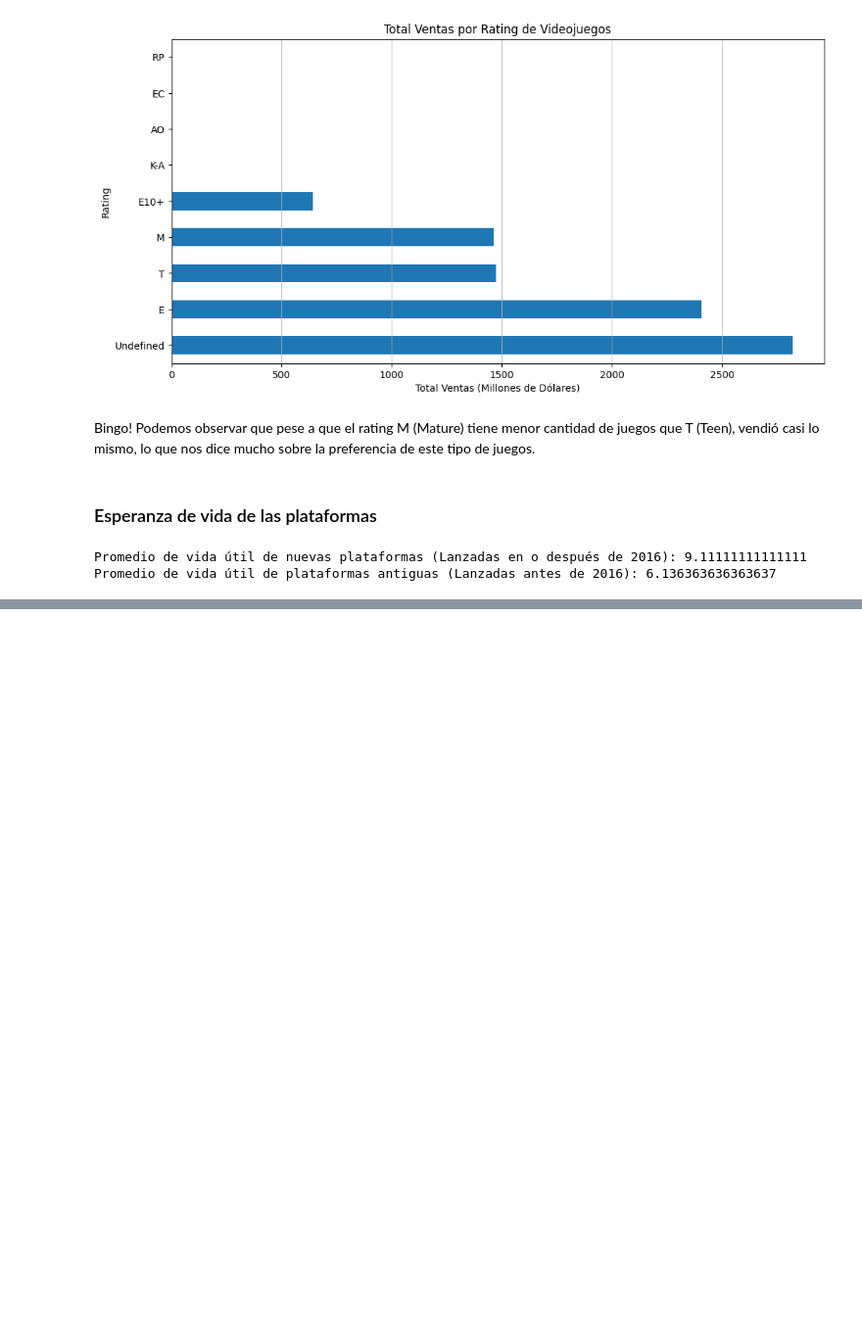
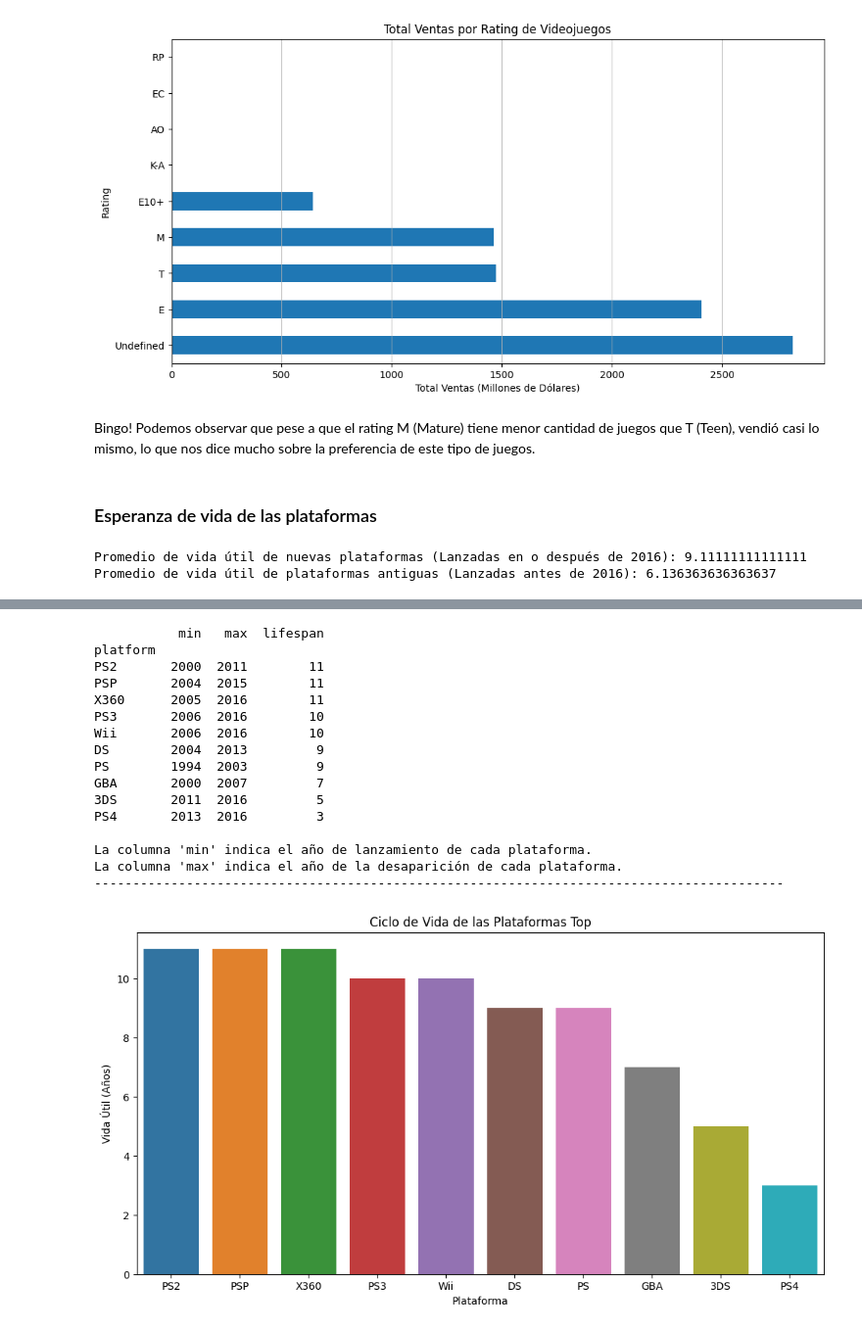
Before and after one commit to cruzdoscar/ice_store, a Jupyter notebook: EDA_videojuegos.ipynb, the cells around one changed output, grey strips where cells are left out. Shown at 98% size. Drawn from its saved outputs; the diff is of its cells as text; code cells hidden in the pictures; blank space fills up the shorter version.

```diff
--- a/EDA_videojuegos.ipynb
+++ b/EDA_videojuegos.ipynb
@@ -577,0 +623,33 @@ plt.show()
+# %%
+# Filtramos el DataFrame de vida útil (que previamente obtuvimos) para incluir solo las plataformas del top 10 y ordenamos por vida útil descendente
+lifecycle_df = platform_lifespan[platform_lifespan.index.isin(top_10_platforms)].sort_values(by='lifespan', ascending=False)
+print(lifecycle_df)
+print("\nLa columna 'min' indica el año de lanzamiento de cada plataforma.")
+print("La columna 'max' indica el año de la desaparición de cada plataforma.")
+print("-"*90)
+
+# Creamos el gráfico
+plt.figure(figsize=(12, 6))
+sns.barplot(x=lifecycle_df.index, y=lifecycle_df['lifespan'], hue=lifecycle_df.index, legend=False)
+plt.title('Ciclo de Vida de las Plataformas Top')
+plt.xlabel('Plataforma')
+plt.ylabel('Vida Útil (Años)')
+plt.show()
+# %% [output]
+           min   max  lifespan
+platform
+PS2       2000  2011        11
+PSP       2004  2015        11
+X360      2005  2016        11
+PS3       2006  2016        10
+Wii       2006  2016        10
+DS        2004  2013         9
+PS        1994  2003         9
+GBA       2000  2007         7
+3DS       2011  2016         5
+PS4       2013  2016         3
+
+La columna 'min' indica el año de lanzamiento de cada plataforma.
+La columna 'max' indica el año de la desaparición de cada plataforma.
+------------------------------------------------------------------------------------------
+[figure, added]
```
Also changed, not shown: parts of 12 cells of this notebook.
